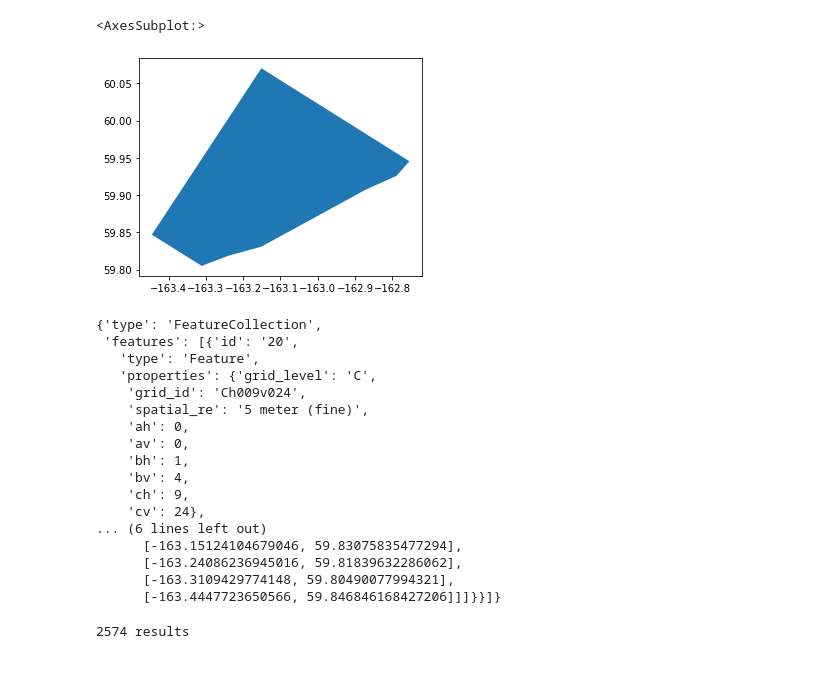
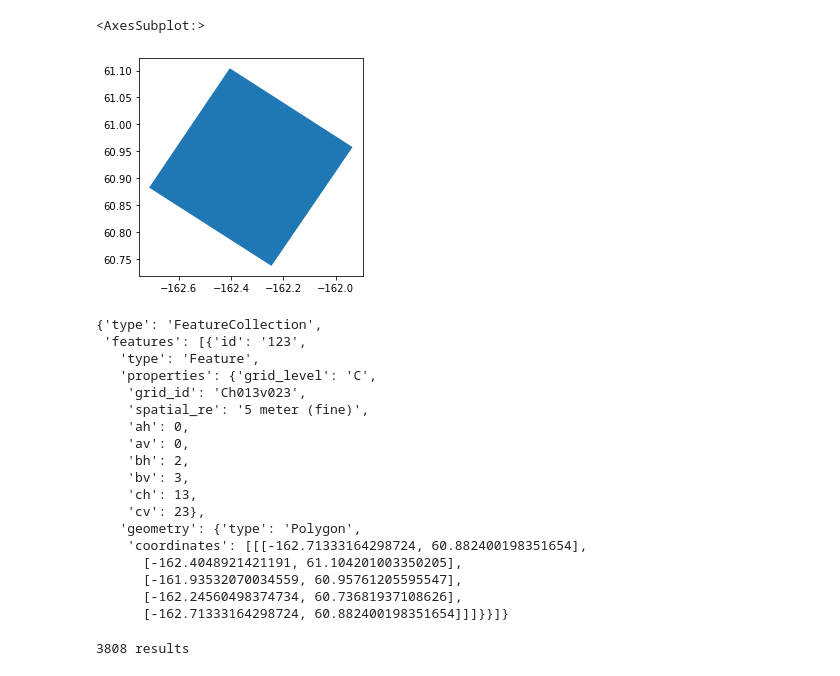
Before and after one commit to amullen01/dl-water-bodies, a Jupyter notebook: notebooks/order_planet.ipynb, the cells around one changed output. Cells and saved outputs as stored; diff of their text form; code cells hidden in the pictures.

```diff
--- a/notebooks/order_planet.ipynb
+++ b/notebooks/order_planet.ipynb
@@ -21,35 +21,37 @@ shapefile = gpd.read_file(path_to_shapefile)
 shapefile = shapefile.to_crs('EPSG:4326')
 # %%
 #tile_id='Ch010v026' #quinhagak
-tile_id= 'Ch009v024' #kwigillingok
+#tile_id= 'Ch009v024' #kwigillingok
+tile_id = 'Ch013v023' #nunapitchuk
 
 tile = shapefile.loc[shapefile['grid_id']==tile_id]
 tile.plot()
 # %% [output]
 <AxesSubplot:>
-[figure, old version]
+[figure, new version]
 # %%
 #get json representation of tile
 tile_json = json.loads(tile.to_json())
 tile_json
 # %% [output]
 {'type': 'FeatureCollection',
- 'features': [{'id': '20',
+ 'features': [{'id': '123',
    'type': 'Feature',
    'properties': {'grid_level': 'C',
-    'grid_id': 'Ch009v024',
+    'grid_id': 'Ch013v023',
     'spatial_re': '5 meter (fine)',
     'ah': 0,
     'av': 0,
-    'bh': 1,
-    'bv': 4,
-    'ch': 9,
-    'cv': 24},
-... (6 lines left out)
-      [-163.15124104679046, 59.83075835477294],
-      [-163.24086236945016, 59.81839632286062],
-      [-163.3109429774148, 59.80490077994321],
-      [-163.4447723650566, 59.846846168427206]]]}}]}
+    'bh': 2,
+    'bv': 3,
+    'ch': 13,
+    'cv': 23},
+   'geometry': {'type': 'Polygon',
+    'coordinates': [[[-162.71333164298724, 60.882400198351654],
+      [-162.4048921421191, 61.104201003350205],
+      [-161.93532070034559, 60.95761205595547],
+      [-162.24560498374734, 60.73681937108626],
+      [-162.71333164298724, 60.882400198351654]]]}}]}
 # %%
 #Authenticate Planet
 with open(path_to_api_key) as f:
@@ -86,7 +88,7 @@ async def search():
 
 await search()
 # %% [output]
-2574 results
+3808 results
 # %%
 #Create dataframe with image ids and metadata
 df_ids = gpd.GeoDataFrame(ids, columns = ['time', 'id', 'instrument', 'cloud_percent', 'clear_percent', 'clear_confidence_percent', 'geometry'])
```
Also changed, not shown: parts of 1 cell of this notebook.
